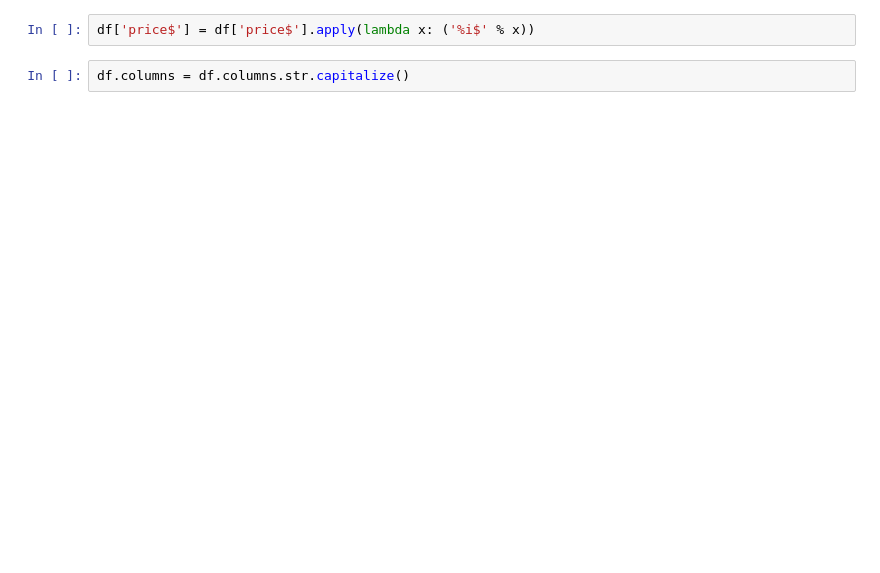
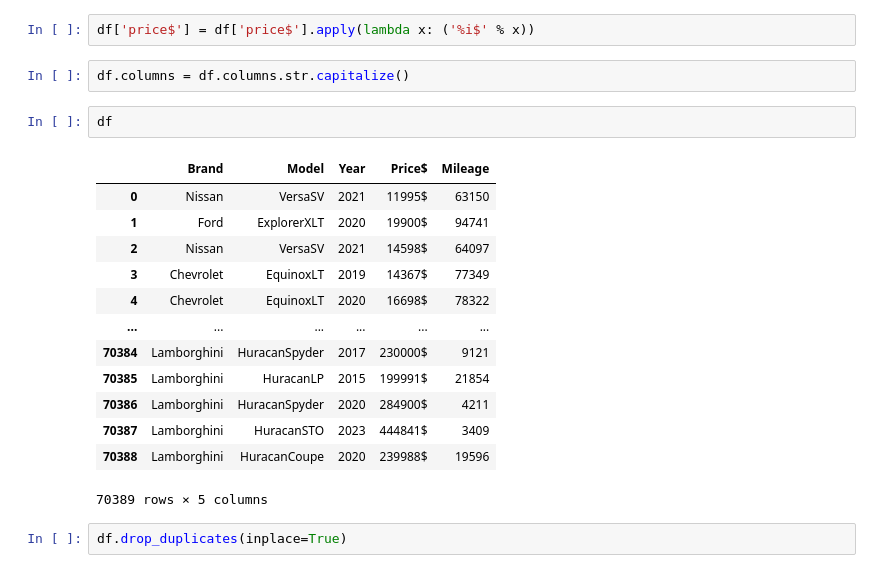
Before and after one commit to samaanjafari/Car-Dealership, a Jupyter notebook: Dataframe/pandas_truecar.ipynb, the cells around one changed output. Drawn from its saved outputs; the diff is of its cells as text; blank space fills up the shorter version.

```diff
--- a/Dataframe/pandas_truecar.ipynb
+++ b/Dataframe/pandas_truecar.ipynb
@@ -129,3 +134,21 @@ new_df
 df['price$'] = df['price$'].apply(lambda x: ('%i$' % x))
 # %%
 df.columns = df.columns.str.capitalize()
+# %%
+df
+# %% [output]
+|  | Brand | Model | Year | Price$ | Mileage |
+| 0 | Nissan | VersaSV | 2021 | 11995$ | 63150 |
+| 1 | Ford | ExplorerXLT | 2020 | 19900$ | 94741 |
+| 2 | Nissan | VersaSV | 2021 | 14598$ | 64097 |
+| 3 | Chevrolet | EquinoxLT | 2019 | 14367$ | 77349 |
+| 4 | Chevrolet | EquinoxLT | 2020 | 16698$ | 78322 |
+| ... | ... | ... | ... | ... | ... |
+| 70384 | Lamborghini | HuracanSpyder | 2017 | 230000$ | 9121 |
+| 70385 | Lamborghini | HuracanLP | 2015 | 199991$ | 21854 |
+| 70386 | Lamborghini | HuracanSpyder | 2020 | 284900$ | 4211 |
+| 70387 | Lamborghini | HuracanSTO | 2023 | 444841$ | 3409 |
+| 70388 | Lamborghini | HuracanCoupe | 2020 | 239988$ | 19596 |
+70389 rows × 5 columns
+# %%
+df.drop_duplicates(inplace=True)
```
Also changed, not shown: parts of 6 cells of this notebook.
